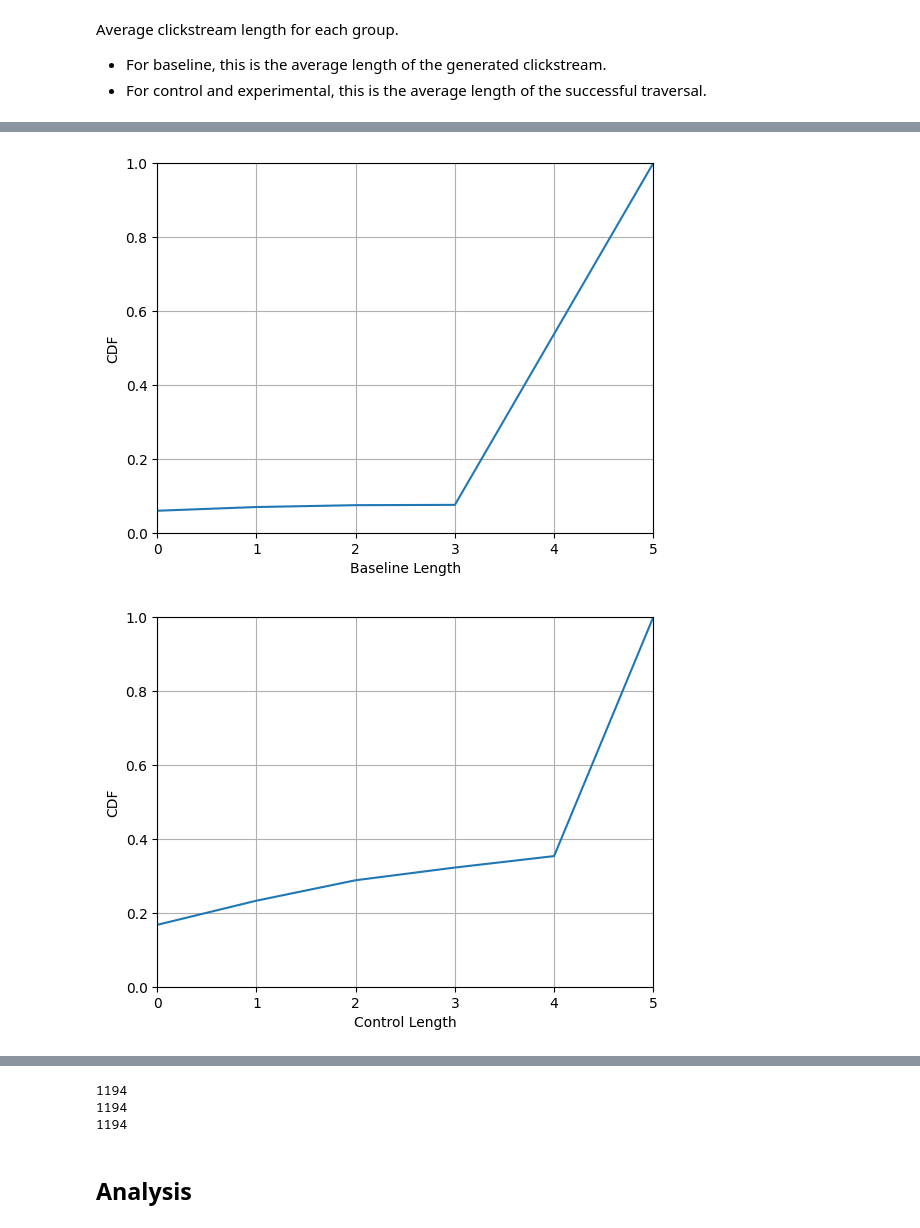
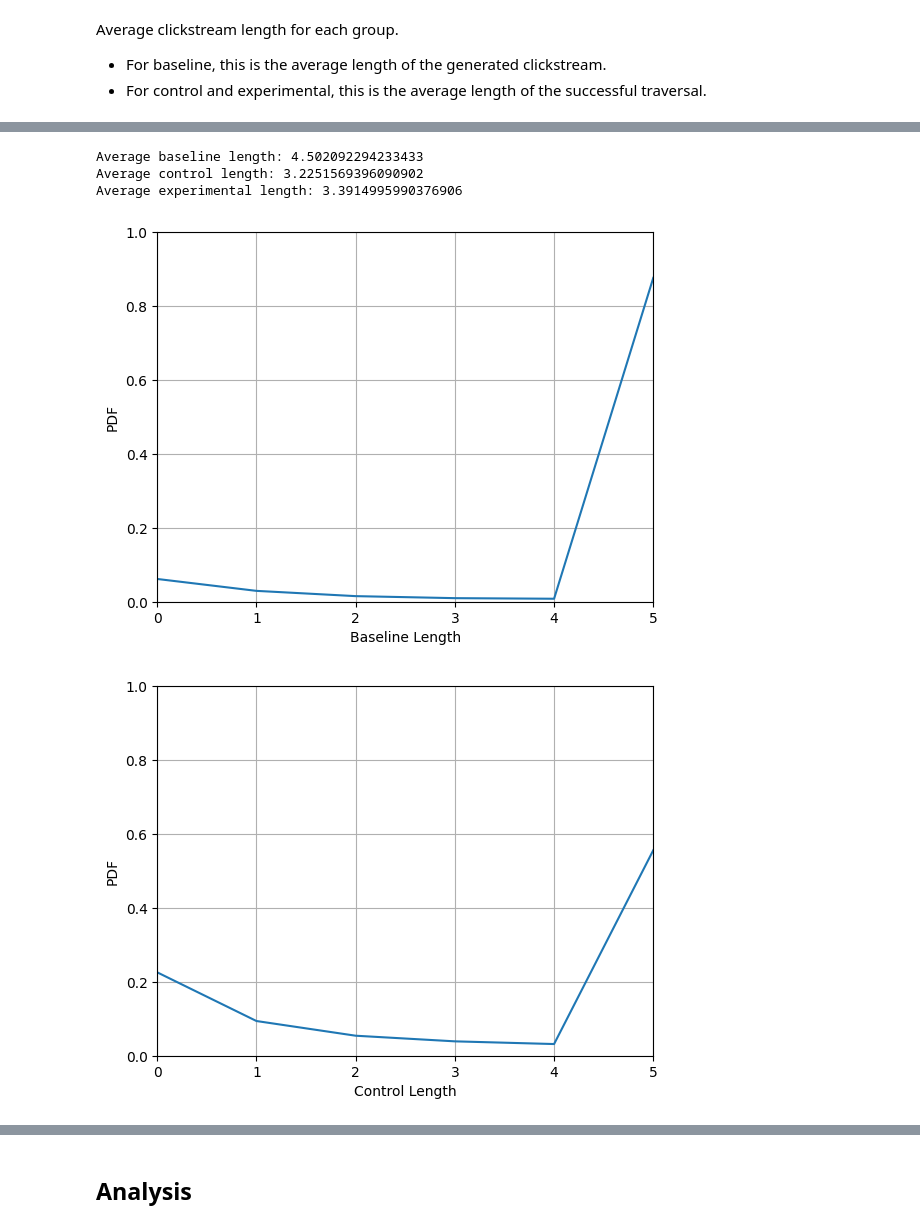
Before and after one commit to maxwellmlin/cookie-classify, a Jupyter notebook: classification_algo.ipynb, the cells around one changed output, grey strips where cells are left out. Cells and saved outputs as stored; diff of their text form; code cells hidden in the pictures.

```diff
--- a/classification_algo.ipynb
+++ b/classification_algo.ipynb
@@ -213,6 +235,7 @@ Per site
 # %%
 times = []
-for site in successful_sites:
+for site in site_list:
     times.append(site_results[site]["total_time"])
-print(f"Average time to crawl a site: {statistics.mean(times) / 60} minutes.")
+print(f"Median time to crawl a site: {statistics.median(times) / 60} minutes.")
+print(f"Total time to crawl all sites: {sum(times) / (60 * 60 * 24)} days.")
 # %% [output]
@@ -265,9 +286,7 @@ click_failures = {}
 
 for site in successful_sites:
     for type, failures in site_results[site]['traversal_failures'].items():
-        if type not in click_failures:
-            click_failures[type] = 0
-        click_failures[type] += failures
+        click_failures[type] = click_failures.get(type, 0) + failures
 
 click_failures
 # %% [output]
@@ -373,20 +411,22 @@ def get_all_clickstream_lengths() -> tuple[list, list, list]:
     Returns: baseline_actions, controls_actions, experimental_actions
     """
     baseline_actions = []
-    controls_actions = []
+    control_actions = []
     experimental_actions = []
-    for domain in successful_sites:
+    for i, domain in enumerate(successful_sites):
+        print(f"Processing site {i+1}/{len(successful_sites)}: {domain}")
+
         clickstreams = get_directories(site_results[domain]["data_path"])
 
         for clickstream in clickstreams:
-            baseline_actions.append(count_actions(clickstream, "baseline"))
-            controls_actions.append(count_actions(clickstream, "control"))
-            experimental_actions.append(count_actions(clickstream, "experimental"))
+            if (clickstream / f"baseline-0.png").is_file() and \
+                    (clickstream / f"control-0.png").is_file() and \
+                        (clickstream / f"experimental-0.png").is_file():
+                baseline_actions.append(count_actions(clickstream, "baseline"))
+                control_actions.append(count_actions(clickstream, "control"))
+                experimental_actions.append(count_actions(clickstream, "experimental"))
 
-    return baseline_actions, controls_actions, experimental_actions
+    return baseline_actions, control_actions, experimental_actions
 
-baseline_actions, controls_actions, experimental_actions = get_all_clickstream_lengths()
-print(f"Average baseline length: {statistics.mean(baseline_actions)}")
-print(f"Average control length: {statistics.mean(controls_actions)}")
-print(f"Average experimental length: {statistics.mean(experimental_actions)}")
+baseline_actions, control_actions, experimental_actions = get_all_clickstream_lengths()
 # %% [output]
@@ -396,7 +450,14 @@ Average experimental length: 3.548449612403101
 # %%
-# plot_cdf(baseline_actions, "Baseline Length", [0, 5, 0, 1])
-# plot_cdf(controls_actions, "Control Length", [0, 5, 0, 1])
-# plot_cdf(experimental_actions, "Experimental Length", [0, 5, 0, 1])
+print(f"Average baseline length: {statistics.mean(baseline_actions)}")
+print(f"Average control length: {statistics.mean(controls_actions)}")
+print(f"Average experimental length: {statistics.mean(experimental_actions)}")
+
+plot_pdf(baseline_actions, "Baseline Length", [0, 5, 0, 1])
+plot_pdf(controls_actions, "Control Length", [0, 5, 0, 1])
+plot_pdf(experimental_actions, "Experimental Length", [0, 5, 0, 1])
 # %% [output]
+Average baseline length: 4.502092294233433
+Average control length: 3.2251569396090902
+Average experimental length: 3.3914995990376906
-[figure, old version]
+[figure, new version]
-[figure, old version]
+[figure, new version]
@@ -404,11 +465,3 @@ Average experimental length: 3.548449612403101
-# %%
-print(len(baseline_actions))
-print(len(controls_actions))
-print(len(experimental_actions))
-# %% [output]
-1194
-1194
-1194
 # %% [markdown]
 ## Analysis
 # %%
```
Also changed, not shown: parts of 19 cells of this notebook.
